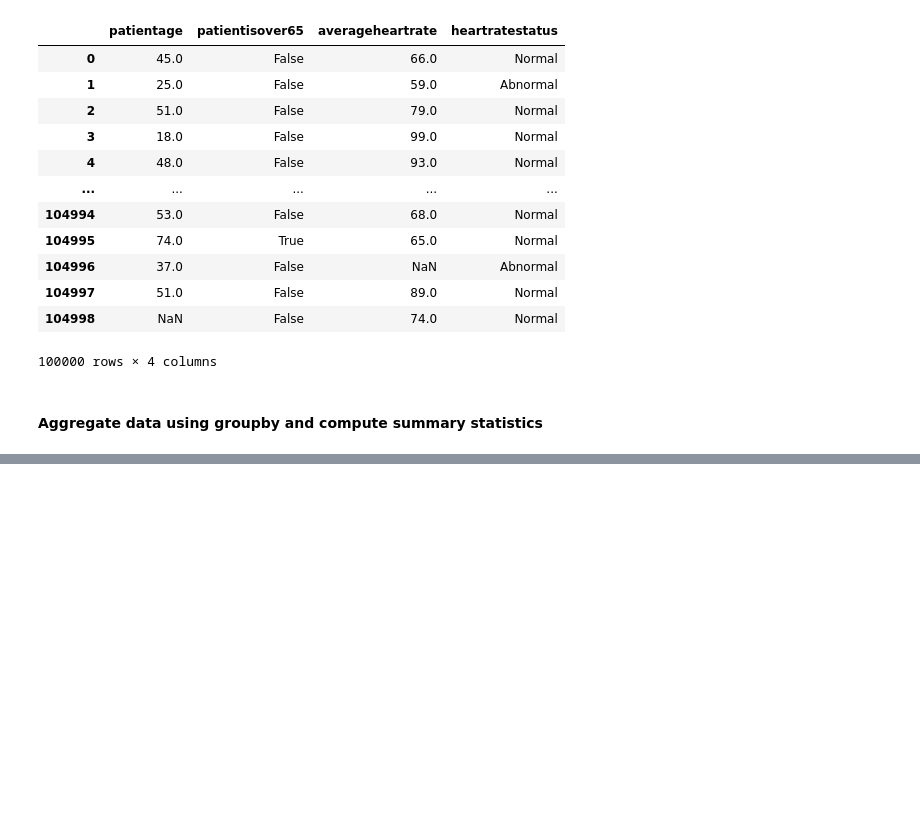
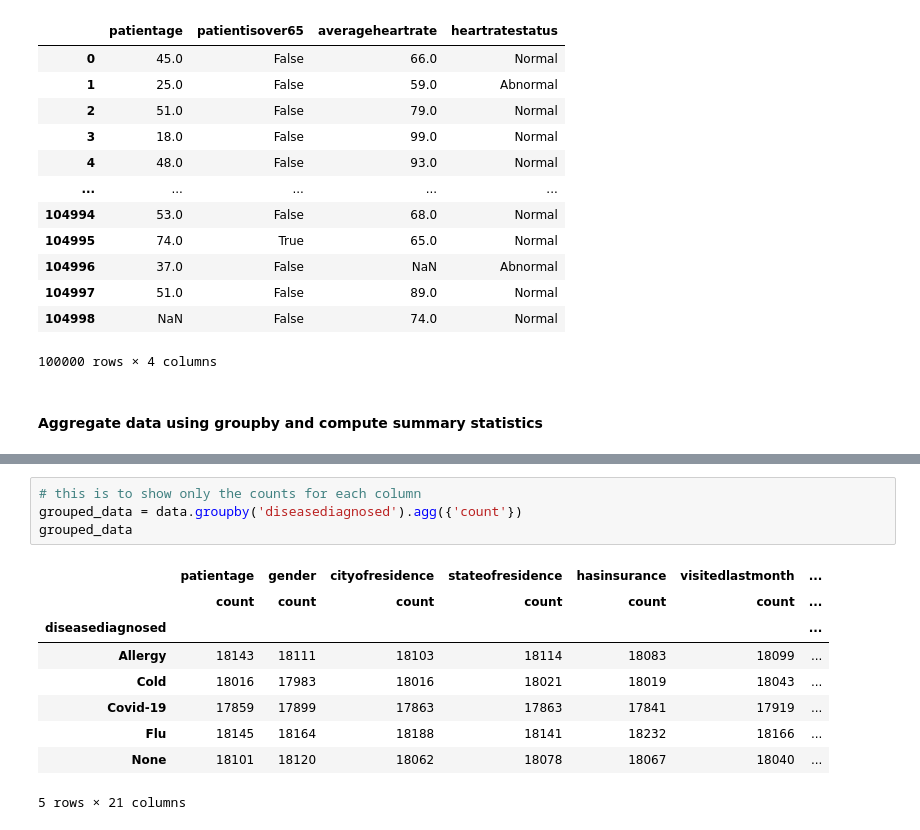
Before and after one commit to Helzheng123/datasci_2_manipulation, a Jupyter notebook: hha507_wk2_assignment.ipynb, the cells around one changed output, grey strips where cells are left out. Cells and saved outputs as stored; diff of their text form; blank space fills up the shorter version.

```diff
--- a/hha507_wk2_assignment.ipynb
+++ b/hha507_wk2_assignment.ipynb
@@ -187,0 +204,14 @@ selected_columns
+# %%
+# this is to show only the counts for each column
+grouped_data = data.groupby('diseasediagnosed').agg({'count'})
+grouped_data
+# %% [output]
+|  | patientage | gender | cityofresidence | stateofresidence | hasinsurance | visitedlastmonth | ... |
+|  | count | count | count | count | count | count | ... |
+| diseasediagnosed |  |  |  |  |  |  | ... |
+| Allergy | 18143 | 18111 | 18103 | 18114 | 18083 | 18099 | ... |
+| Cold | 18016 | 17983 | 18016 | 18021 | 18019 | 18043 | ... |
+| Covid-19 | 17859 | 17899 | 17863 | 17863 | 17841 | 17919 | ... |
+| Flu | 18145 | 18164 | 18188 | 18141 | 18232 | 18166 | ... |
+| None | 18101 | 18120 | 18062 | 18078 | 18067 | 18040 | ... |
+5 rows × 21 columns
```
Also changed, not shown: parts of 3 cells of this notebook.
